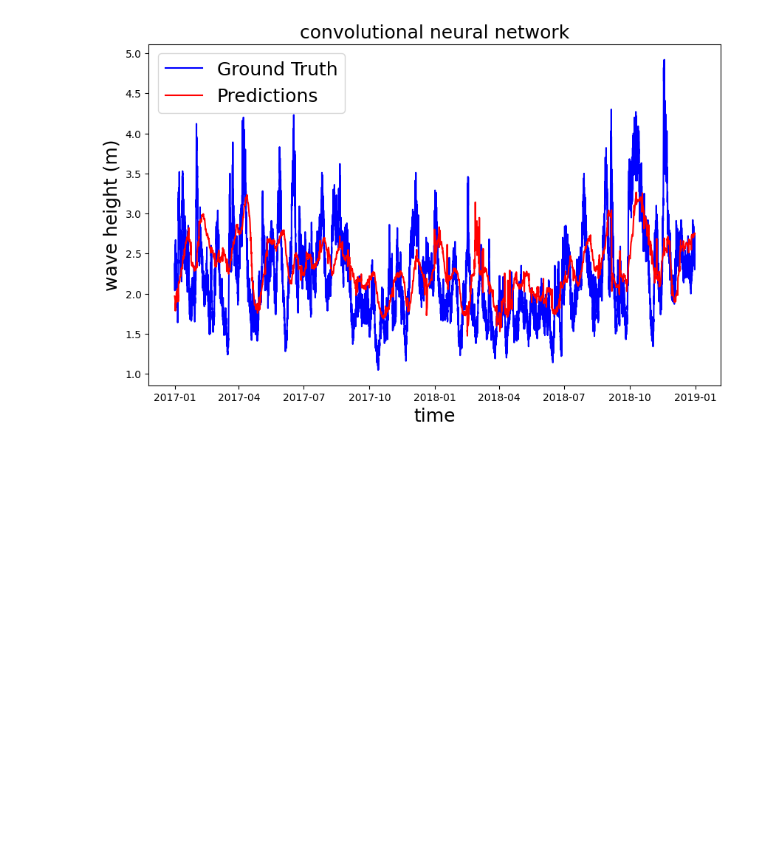
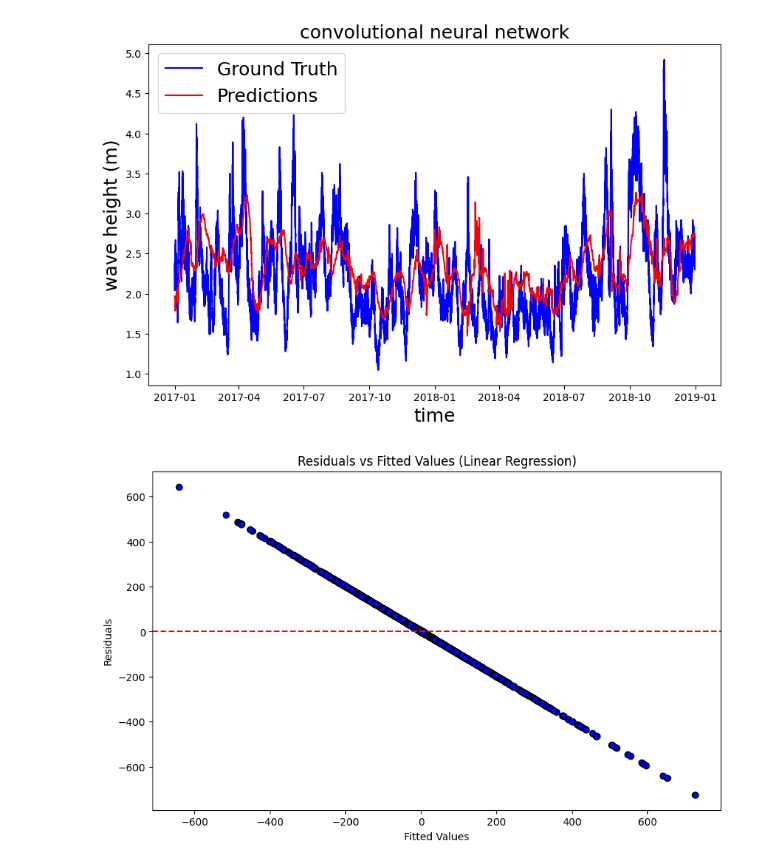
Before and after one commit to timlee0131/wave-forecast, a Jupyter notebook: experiments/notebooks/model_analysis.ipynb, the cells around one changed output. Drawn from its saved outputs; the diff is of its cells as text; code cells hidden in the pictures; blank space fills up the shorter version.

```diff
--- a/experiments/notebooks/model_analysis.ipynb
+++ b/experiments/notebooks/model_analysis.ipynb
@@ -70,3 +70,9 @@ plt.legend(fontsize=18)
 plt.show()
 # %% [output]
 [figure]
+# %%
+y_pred_lin = y_pred_lin.squeeze()
+residuals_lin = y_true_lin - y_pred_lin
+
+y_pred_cnn = y_pred_cnn.squeeze()
+residuals = y_true_cnn - y_pred_cnn
@@ -72,0 +82,13 @@ plt.show()
+# %%
+# Plot residuals over time
+date_range = pd.date_range(start='2022-01-01', end='2022-12-31', periods=len(y_true))
+
+plt.figure(figsize=(10, 6))
+plt.scatter(y_pred_lin, residuals_lin, color='blue', edgecolors='black')
+plt.axhline(0, color='red', linestyle='--')
+plt.title('Residuals vs Fitted Values (Linear Regression)')
+plt.xlabel('Fitted Values')
+plt.ylabel('Residuals')
+plt.show()
+# %% [output]
+[figure, added]
```
Also changed, not shown: parts of 8 cells of this notebook, 6 other files.
